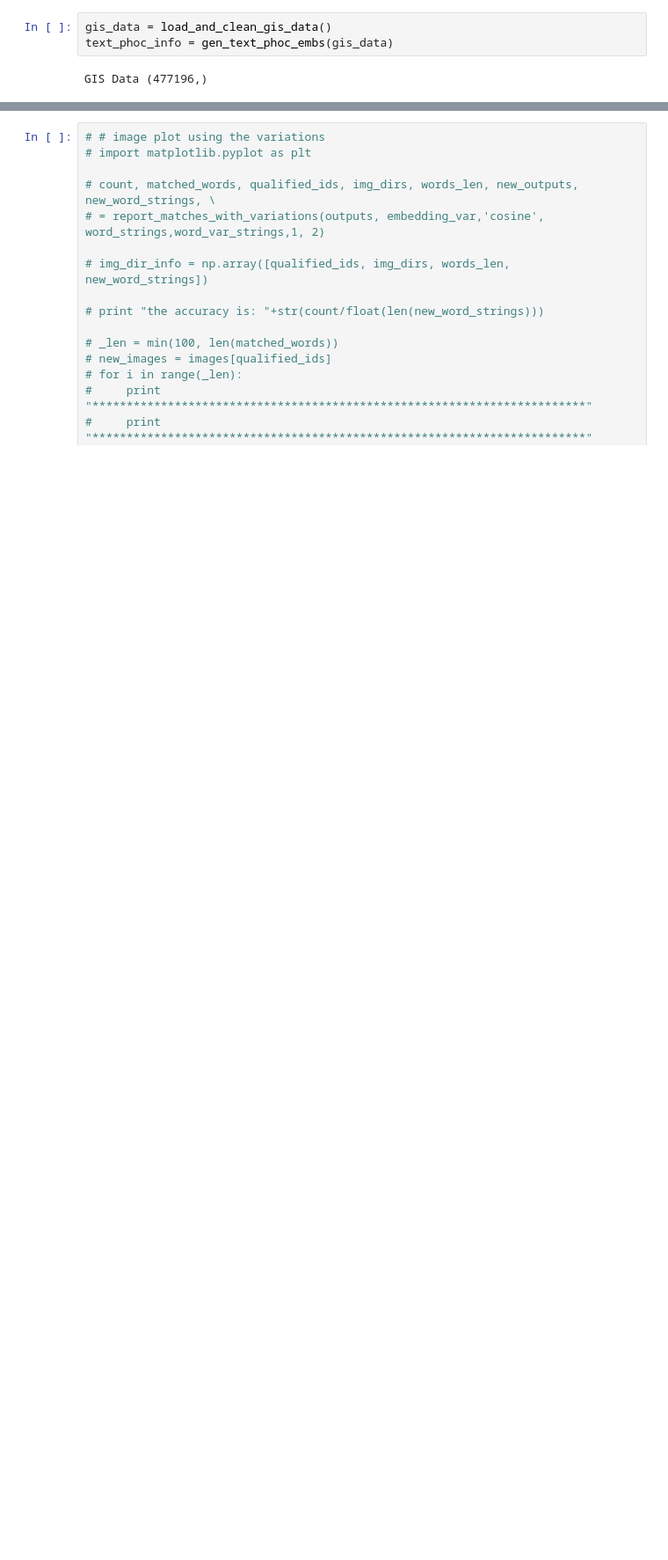
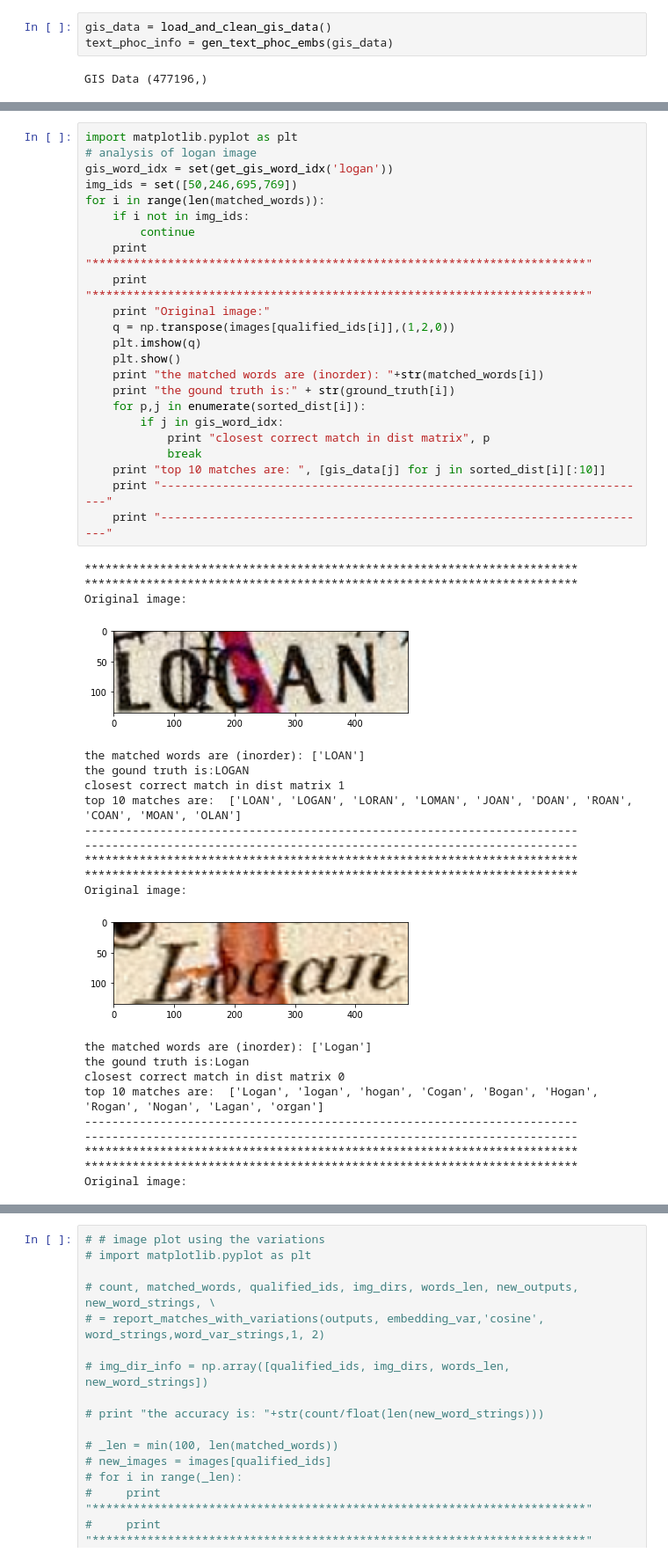
Before and after one commit to mudit1990/torch-phoc, a Jupyter notebook: src/images_to_extend_gis_data.ipynb, the cells around one changed output, grey strips where cells are left out. Shown at 88% size. Cells and saved outputs as stored; diff of their text form; blank space fills up the shorter version.

```diff
--- a/src/images_to_extend_gis_data.ipynb
+++ b/src/images_to_extend_gis_data.ipynb
@@ -309,0 +409,47 @@ D0042-1070003
+# %%
+import matplotlib.pyplot as plt
+# analysis of logan image
+gis_word_idx = set(get_gis_word_idx('logan'))
+img_ids = set([50,246,695,769])
+for i in range(len(matched_words)):
+    if i not in img_ids:
+        continue
+    print "************************************************************************"
+    print "************************************************************************"
+    print "Original image:"
+    q = np.transpose(images[qualified_ids[i]],(1,2,0))
+    plt.imshow(q)
+    plt.show()
+    print "the matched words are (inorder): "+str(matched_words[i])
+    print "the gound truth is:" + str(ground_truth[i])
+    for p,j in enumerate(sorted_dist[i]):
+        if j in gis_word_idx:
+            print "closest correct match in dist matrix", p
+            break
+    print "top 10 matches are: ", [gis_data[j] for j in sorted_dist[i][:10]]
+    print "------------------------------------------------------------------------"
+    print "------------------------------------------------------------------------"
+# %% [output]
+************************************************************************
+************************************************************************
+Original image:
+[figure, added]
+the matched words are (inorder): ['LOAN']
+the gound truth is:LOGAN
+closest correct match in dist matrix 1
+top 10 matches are:  ['LOAN', 'LOGAN', 'LORAN', 'LOMAN', 'JOAN', 'DOAN', 'ROAN', 'COAN', 'MOAN', 'OLAN']
+------------------------------------------------------------------------
+------------------------------------------------------------------------
+************************************************************************
+************************************************************************
+Original image:
+[figure, added]
+the matched words are (inorder): ['Logan']
+the gound truth is:Logan
+closest correct match in dist matrix 0
+top 10 matches are:  ['Logan', 'logan', 'hogan', 'Cogan', 'Bogan', 'Hogan', 'Rogan', 'Nogan', 'Lagan', 'organ']
+------------------------------------------------------------------------
+------------------------------------------------------------------------
+************************************************************************
+************************************************************************
+Original image:
```
Also changed, not shown: parts of 25 cells of this notebook, 44 other files.
